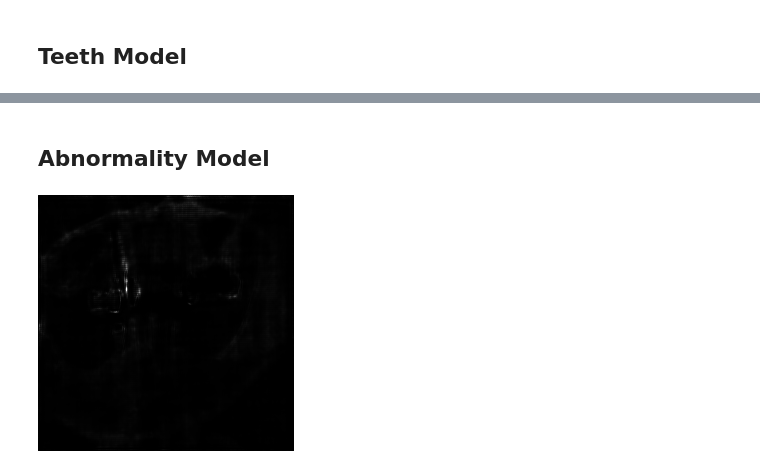
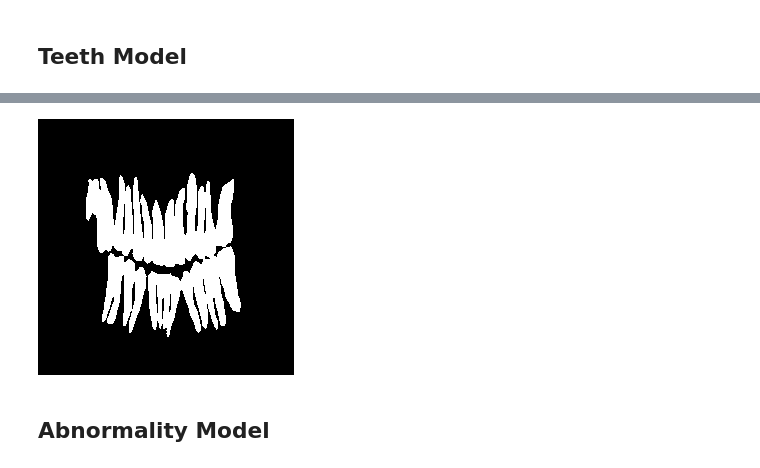
Before and after one commit to dmunger27/dental-xray-segmentation, a Jupyter notebook: Model_Training.ipynb, the cells around one changed output, grey strips where cells are left out. Drawn from its saved outputs; the diff is of its cells as text; code cells hidden in the pictures.

```diff
--- a/Model_Training.ipynb
+++ b/Model_Training.ipynb
@@ -293,2 +301,7 @@ test_teeth_model = teeth_model.evaluate(test_orig, tf.cast(test_teeth, 'float32'
+# %%
+# Show original mask
+array_to_img(test_teeth[0])
+# %% [output]
+[figure, added]
 # %% [markdown]
 ## Abnormality Model
@@ -336,7 +323,3 @@ ab_model = model_ab.fit(sub_train_orig, tf.cast(train_ab, 'float32'),
                         batch_size=32,
                         callbacks=callback,
                         validation_data=(sub_val_orig, tf.cast(val_ab, 'float32')))
-# %%
-array_to_img(model_ab.predict(sub_val_orig)[2])
-# %% [output]
-[figure, removed]
```
Also changed, not shown: parts of 17 cells of this notebook.
